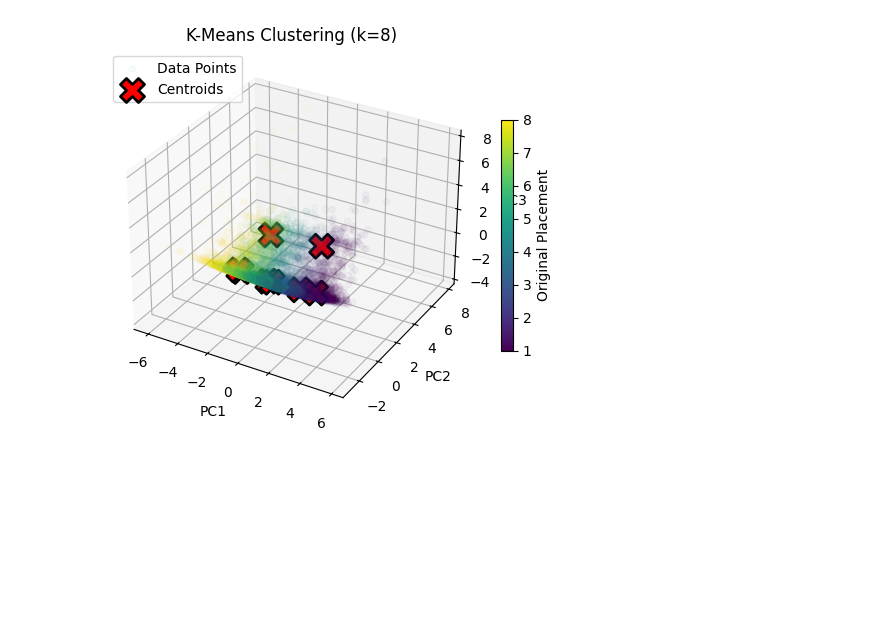
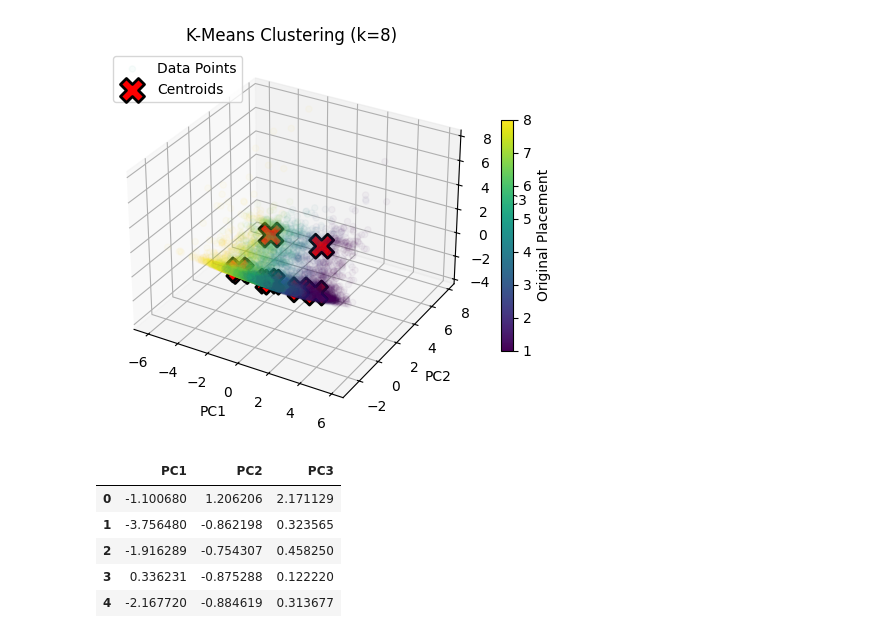
Before and after one commit to WiHi1131/Machine-Learning-Project, a Jupyter notebook: code/Clustering.ipynb, the cells around one changed output. Saved outputs shown, nothing was run; the diff lists cells and outputs as text; code cells hidden in the pictures; blank space fills up the shorter version.

```diff
--- a/code/Clustering.ipynb
+++ b/code/Clustering.ipynb
@@ -104,3 +104,14 @@ for k in k_values:
 [figure]
 [figure]
 [figure]
+# %%
+df_pca = pd.read_csv("../data/PCA_3D_Data.csv")
+
+df_pca.head()
+# %% [output]
+|  | PC1 | PC2 | PC3 |
+| 0 | -1.100680 | 1.206206 | 2.171129 |
+| 1 | -3.756480 | -0.862198 | 0.323565 |
+| 2 | -1.916289 | -0.754307 | 0.458250 |
+| 3 | 0.336231 | -0.875288 | 0.122220 |
+| 4 | -2.167720 | -0.884619 | 0.313677 |
```
Also changed, not shown: parts of 2 cells of this notebook, 3 other files.
